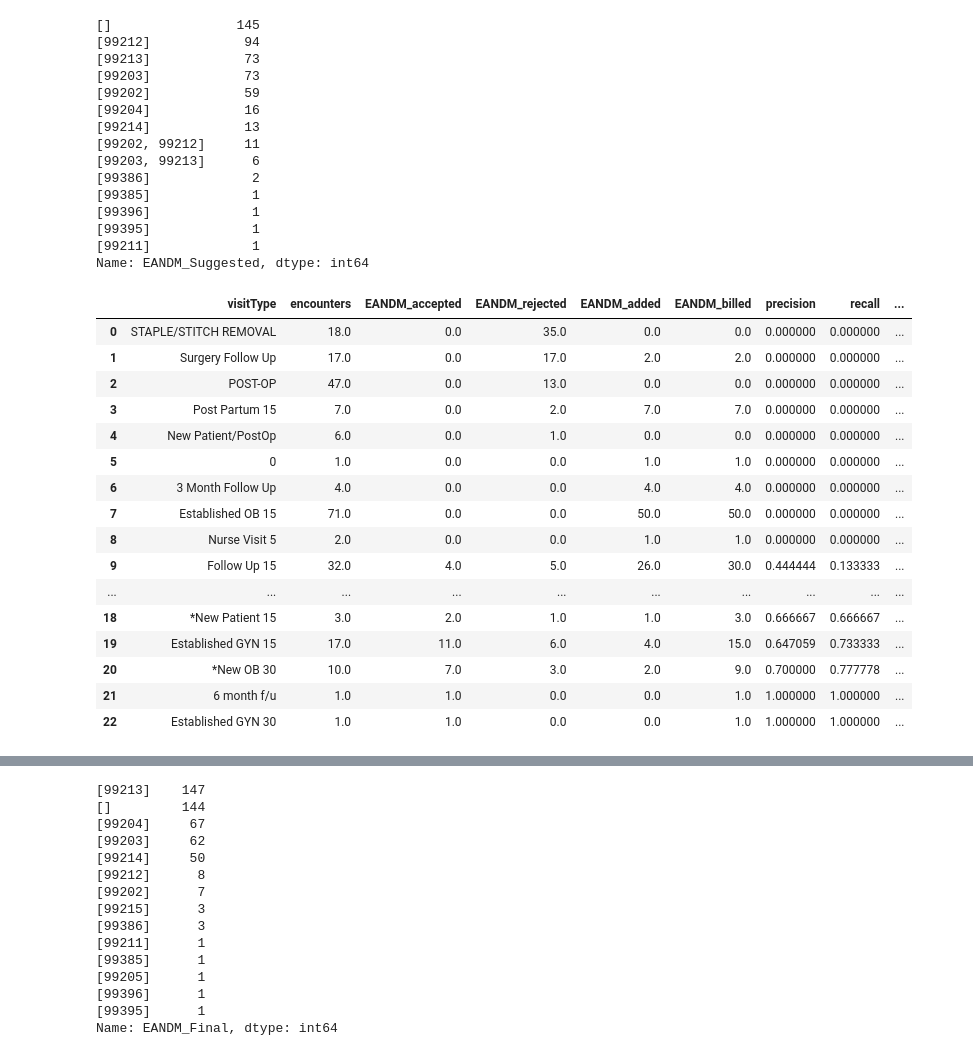
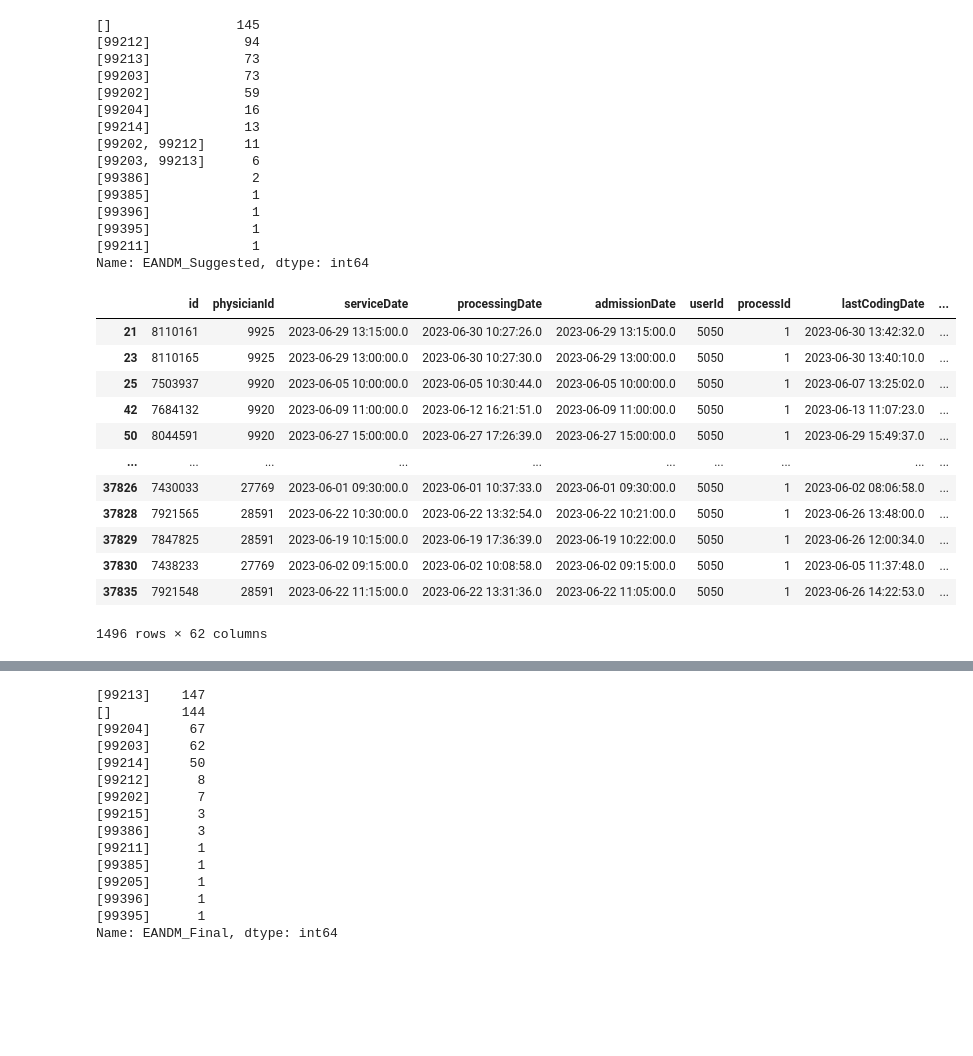
Before and after one commit to Thegeekgirl19/data_analysis_scripts, a Jupyter notebook: DataAnalysis_vivek.ipynb, the cells around one changed output, grey strips where cells are left out. Cells and saved outputs as stored; diff of their text form; code cells hidden in the pictures; blank space fills up the shorter version.

Commit message:
script changes as on 8th July'23

```diff
--- a/DataAnalysis_vivek.ipynb
+++ b/DataAnalysis_vivek.ipynb
@@ -261,24 +280,26 @@ Name: EANDM_Suggested, dtype: int64
 #     print(col)
 #     display(pep_df[col].value_counts())
 #     print('\n\n')
+# %%
+df.userId = df.userId.astype('str')
+pep_df_1 = df[df.userId=='5050'].copy()
+# %%
+pep_df_1
+# %% [output]
+|  | id | physicianId | serviceDate | processingDate | admissionDate | userId | processId | lastCodingDate | ... |
+| 21 | 8110161 | 9925 | 2023-06-29 13:15:00.0 | 2023-06-30 10:27:26.0 | 2023-06-29 13:15:00.0 | 5050 | 1 | 2023-06-30 13:42:32.0 | ... |
+| 23 | 8110165 | 9925 | 2023-06-29 13:00:00.0 | 2023-06-30 10:27:30.0 | 2023-06-29 13:00:00.0 | 5050 | 1 | 2023-06-30 13:40:10.0 | ... |
+| 25 | 7503937 | 9920 | 2023-06-05 10:00:00.0 | 2023-06-05 10:30:44.0 | 2023-06-05 10:00:00.0 | 5050 | 1 | 2023-06-07 13:25:02.0 | ... |
+| 42 | 7684132 | 9920 | 2023-06-09 11:00:00.0 | 2023-06-12 16:21:51.0 | 2023-06-09 11:00:00.0 | 5050 | 1 | 2023-06-13 11:07:23.0 | ... |
+| 50 | 8044591 | 9920 | 2023-06-27 15:00:00.0 | 2023-06-27 17:26:39.0 | 2023-06-27 15:00:00.0 | 5050 | 1 | 2023-06-29 15:49:37.0 | ... |
+| ... | ... | ... | ... | ... | ... | ... | ... | ... | ... |
+| 37826 | 7430033 | 27769 | 2023-06-01 09:30:00.0 | 2023-06-01 10:37:33.0 | 2023-06-01 09:30:00.0 | 5050 | 1 | 2023-06-02 08:06:58.0 | ... |
+| 37828 | 7921565 | 28591 | 2023-06-22 10:30:00.0 | 2023-06-22 13:32:54.0 | 2023-06-22 10:21:00.0 | 5050 | 1 | 2023-06-26 13:48:00.0 | ... |
+| 37829 | 7847825 | 28591 | 2023-06-19 10:15:00.0 | 2023-06-19 17:36:39.0 | 2023-06-19 10:22:00.0 | 5050 | 1 | 2023-06-26 12:00:34.0 | ... |
+| 37830 | 7438233 | 27769 | 2023-06-02 09:15:00.0 | 2023-06-02 10:08:58.0 | 2023-06-02 09:15:00.0 | 5050 | 1 | 2023-06-05 11:37:48.0 | ... |
+| 37835 | 7921548 | 28591 | 2023-06-22 11:15:00.0 | 2023-06-22 13:31:36.0 | 2023-06-22 11:05:00.0 | 5050 | 1 | 2023-06-26 14:22:53.0 | ... |
+1496 rows × 62 columns
 # %%
-pep_df.groupby(['visitType']).apply(get_accuracy, 'EANDM').sort_values(['f1','EANDM_rejected'],ascending=[True,False]).reset_index()
+n = pep_df_1.groupby(['userId','facilityCode']).apply(get_accuracy, 'EANDM')
+n.to_excel('/home/trishalaswain/Documents/AGS_PROJECTS/download_scripts_and_tars/CHS_ALL_JUNE/CHS_userId_5050.xlsx')
-# %% [output]
-|  | visitType | encounters | EANDM_accepted | EANDM_rejected | EANDM_added | EANDM_billed | precision | recall | ... |
-| 0 | STAPLE/STITCH REMOVAL | 18.0 | 0.0 | 35.0 | 0.0 | 0.0 | 0.000000 | 0.000000 | ... |
-| 1 | Surgery Follow Up | 17.0 | 0.0 | 17.0 | 2.0 | 2.0 | 0.000000 | 0.000000 | ... |
-| 2 | POST-OP | 47.0 | 0.0 | 13.0 | 0.0 | 0.0 | 0.000000 | 0.000000 | ... |
-| 3 | Post Partum 15 | 7.0 | 0.0 | 2.0 | 7.0 | 7.0 | 0.000000 | 0.000000 | ... |
-| 4 | New Patient/PostOp | 6.0 | 0.0 | 1.0 | 0.0 | 0.0 | 0.000000 | 0.000000 | ... |
-| 5 | 0 | 1.0 | 0.0 | 0.0 | 1.0 | 1.0 | 0.000000 | 0.000000 | ... |
-| 6 | 3 Month Follow Up | 4.0 | 0.0 | 0.0 | 4.0 | 4.0 | 0.000000 | 0.000000 | ... |
-| 7 | Established OB 15 | 71.0 | 0.0 | 0.0 | 50.0 | 50.0 | 0.000000 | 0.000000 | ... |
-| 8 | Nurse Visit 5 | 2.0 | 0.0 | 0.0 | 1.0 | 1.0 | 0.000000 | 0.000000 | ... |
-| 9 | Follow Up 15 | 32.0 | 4.0 | 5.0 | 26.0 | 30.0 | 0.444444 | 0.133333 | ... |
-| ... | ... | ... | ... | ... | ... | ... | ... | ... | ... |
-| 18 | *New Patient 15 | 3.0 | 2.0 | 1.0 | 1.0 | 3.0 | 0.666667 | 0.666667 | ... |
-| 19 | Established GYN 15 | 17.0 | 11.0 | 6.0 | 4.0 | 15.0 | 0.647059 | 0.733333 | ... |
-| 20 | *New OB 30 | 10.0 | 7.0 | 3.0 | 2.0 | 9.0 | 0.700000 | 0.777778 | ... |
-| 21 | 6 month f/u | 1.0 | 1.0 | 0.0 | 0.0 | 1.0 | 1.000000 | 1.000000 | ... |
-| 22 | Established GYN 30 | 1.0 | 1.0 | 0.0 | 0.0 | 1.0 | 1.000000 | 1.000000 | ... |
 # %%
```
Also changed, not shown: parts of 5 cells of this notebook, 1 other file.
